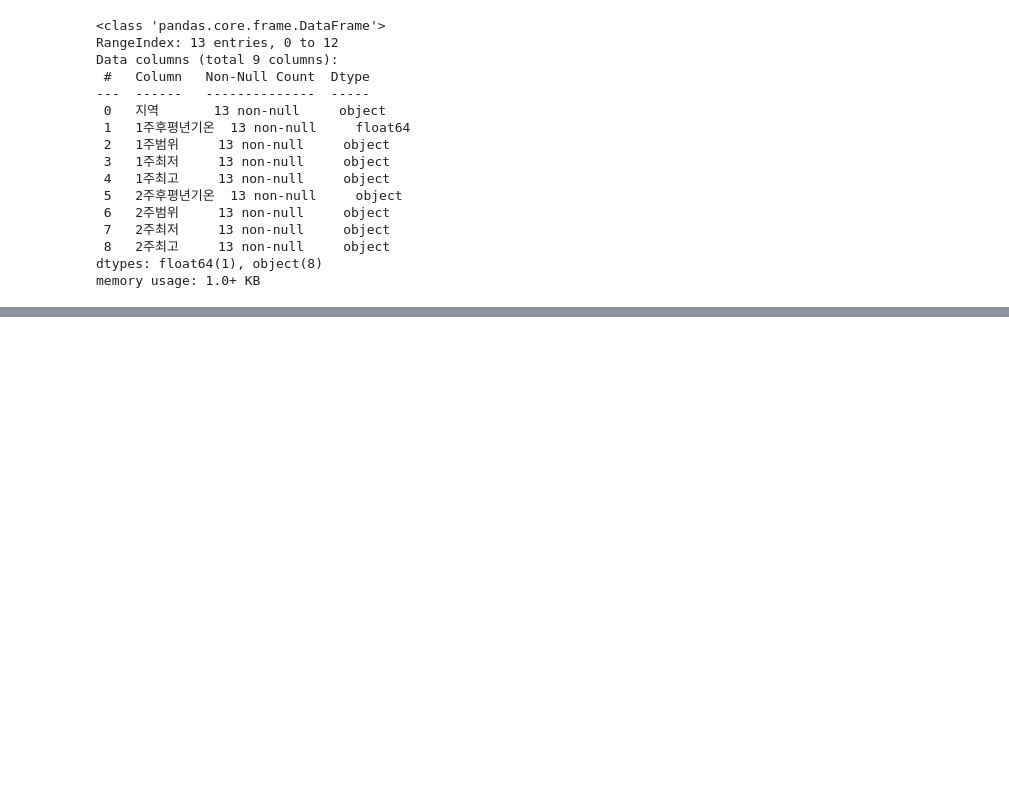
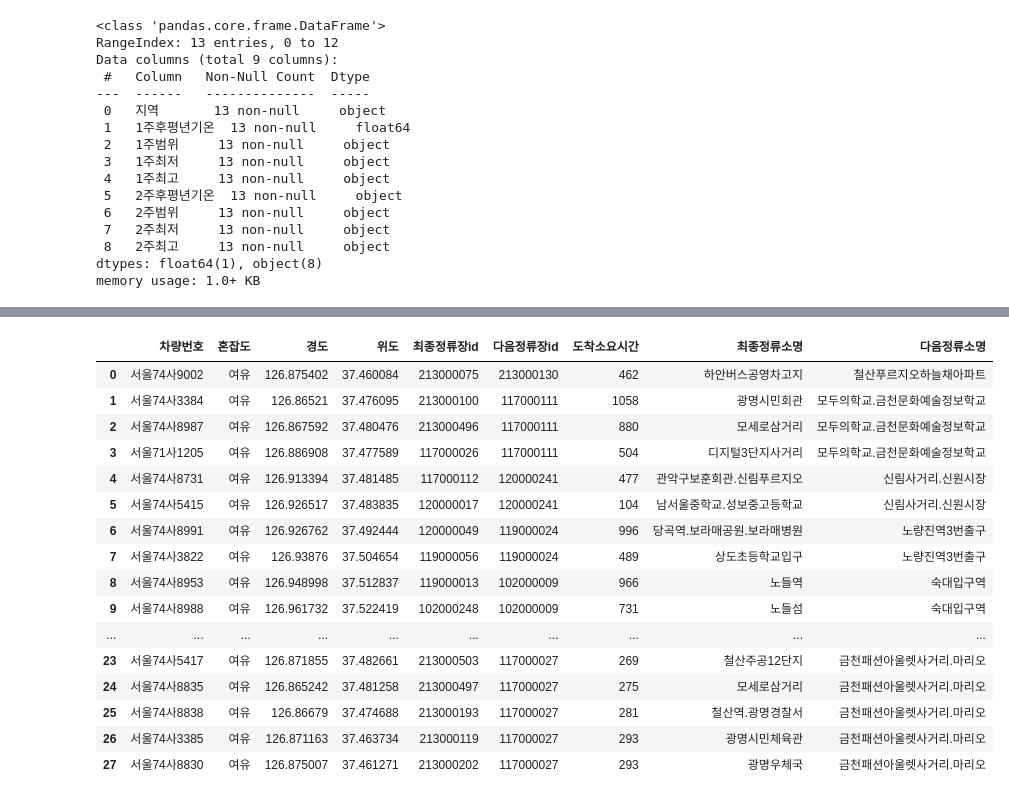
Before and after one commit to Youngsshin/ai_x, a Jupyter notebook: source/01_python/ch14_웹데이터수집1_정적_공공api.ipynb, the cells around one changed output, grey strips where cells are left out. Drawn from its saved outputs; the diff is of its cells as text; code cells hidden in the pictures; blank space fills up the shorter version.

```diff
--- a/source/01_python/ch14_웹데이터수집1_정적_공공api.ipynb
+++ b/source/01_python/ch14_웹데이터수집1_정적_공공api.ipynb
@@ -987,0 +1063,34 @@ memory usage: 1.0+ KB
+# %%
+url3 = f'http://ws.bus.go.kr/api/rest/buspos/getBusPosByRtid?ServiceKey={key}&busRouteId={busRouteId}'
+print(url3)
+response = requests.get(url3)
+soup = BeautifulSoup(response.text, 'xml')
+bus_position = []
+itemLists = soup.select('itemList')
+print('운행중인 버스 수 :', len(itemLists))
+for itemList in itemLists:
+    # 차량번호, 혼잡도, 경도, 위도, 최종정류장id, 다음정류장id, 도착소요시간
+    congetion = itemList.select_one('congetion').text
+    plainNo = itemList.select_one('plainNo').text
+    # print(plainNo)
+    congetion = '여유' if congetion == '3' \
+                else '보통' if congetion == '4' \
+                else '혼잡' if congetion == '5' \
+                else '매우혼잡'
+    # print(congetion)
+    gpsX = itemList.select_one('gpsX').text
+    gpsY = itemList.select_one('gpsY').text
+    lastStnId = itemList.select_one('lastStnId').text
+    nextStId = itemList.select_one('nextStId').text
+    nextStTm = itemList.select_one('nextStTm').text
+    bus_position.append({
+        '차량번호':plainNo,
+        '혼잡도':congetion,
+        '경도':gpsX,
+        '위도':gpsY,
+        '최종정류장id':lastStnId,
+        '다음정류장id':nextStId,
+        '도착소요시간':nextStTm
+    })
+df_pos = pd.DataFrame(bus_position)
+df_pos.head(1)
@@ -987,0 +1116,5 @@ memory usage: 1.0+ KB
+# %%
+def station_name(row):
+    row['최종정류소명'] = df.loc[df['id'] == row['최종정류장id'], '정류소명'].iloc[0]
+    row['다음정류소명'] = df.loc[df['id'] == row['다음정류장id'], '정류소명'].iloc[0]
+    return row
@@ -987,0 +1145,21 @@ memory usage: 1.0+ KB
+# %%
+df_pos.apply(station_name, axis=1)
+# df_pos.sample()
+# %% [output]
+|  | 차량번호 | 혼잡도 | 경도 | 위도 | 최종정류장id | 다음정류장id | 도착소요시간 | 최종정류소명 | 다음정류소명 |
+| 0 | 서울74사9002 | 여유 | 126.875402 | 37.460084 | 213000075 | 213000130 | 462 | 하안버스공영차고지 | 철산푸르지오하늘채아파트 |
+| 1 | 서울74사3384 | 여유 | 126.86521 | 37.476095 | 213000100 | 117000111 | 1058 | 광명시민회관 | 모두의학교.금천문화예술정보학교 |
+| 2 | 서울74사8987 | 여유 | 126.867592 | 37.480476 | 213000496 | 117000111 | 880 | 모세로삼거리 | 모두의학교.금천문화예술정보학교 |
+| 3 | 서울71사1205 | 여유 | 126.886908 | 37.477589 | 117000026 | 117000111 | 504 | 디지털3단지사거리 | 모두의학교.금천문화예술정보학교 |
+| 4 | 서울74사8731 | 여유 | 126.913394 | 37.481485 | 117000112 | 120000241 | 477 | 관악구보훈회관.신림푸르지오 | 신림사거리.신원시장 |
+| 5 | 서울74사5415 | 여유 | 126.926517 | 37.483835 | 120000017 | 120000241 | 104 | 남서울중학교.성보중고등학교 | 신림사거리.신원시장 |
+| 6 | 서울74사8991 | 여유 | 126.926762 | 37.492444 | 120000049 | 119000024 | 996 | 당곡역.보라매공원.보라매병원 | 노량진역3번출구 |
+| 7 | 서울74사3822 | 여유 | 126.93876 | 37.504654 | 119000056 | 119000024 | 489 | 상도초등학교입구 | 노량진역3번출구 |
+| 8 | 서울74사8953 | 여유 | 126.948998 | 37.512837 | 119000013 | 102000009 | 966 | 노들역 | 숙대입구역 |
+| 9 | 서울74사8988 | 여유 | 126.961732 | 37.522419 | 102000248 | 102000009 | 731 | 노들섬 | 숙대입구역 |
+| ... | ... | ... | ... | ... | ... | ... | ... | ... | ... |
+| 23 | 서울74사5417 | 여유 | 126.871855 | 37.482661 | 213000503 | 117000027 | 269 | 철산주공12단지 | 금천패션아울렛사거리.마리오 |
+| 24 | 서울74사8835 | 여유 | 126.865242 | 37.481258 | 213000497 | 117000027 | 275 | 모세로삼거리 | 금천패션아울렛사거리.마리오 |
+| 25 | 서울74사8838 | 여유 | 126.86679 | 37.474688 | 213000193 | 117000027 | 281 | 철산역.광명경찰서 | 금천패션아울렛사거리.마리오 |
+| 26 | 서울74사3385 | 여유 | 126.871163 | 37.463734 | 213000119 | 117000027 | 293 | 광명시민체육관 | 금천패션아울렛사거리.마리오 |
+| 27 | 서울74사8830 | 여유 | 126.875007 | 37.461271 | 213000202 | 117000027 | 293 | 광명우체국 | 금천패션아울렛사거리.마리오 |
```
Also changed, not shown: parts of 17 cells of this notebook, 7 other files.
